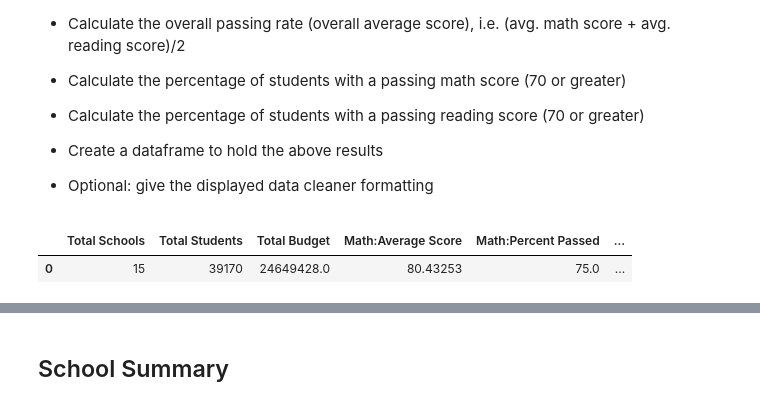
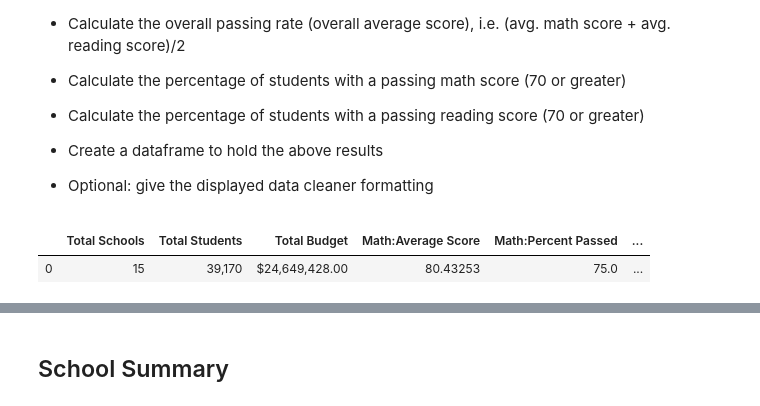
Before and after one commit to jtpeters963/panda-challenge, a Jupyter notebook: PyCitySchools/PyCitySchools_starter.ipynb, the cells around one changed output, grey strips where cells are left out. Drawn from its saved outputs; the diff is of its cells as text; code cells hidden in the pictures.

```diff
--- a/PyCitySchools/PyCitySchools_starter.ipynb
+++ b/PyCitySchools/PyCitySchools_starter.ipynb
@@ -56,13 +49,16 @@ pctpas = round((pctrd + pctmth)/2)
 
 * Optional: give the displayed data cleaner formatting
 # %%
-ds=pd.DataFrame( {'Total Schools':numschl, 'Total Students':numstu,'Total Budget':schools['budget'].sum(),
+ds=pd.DataFrame( {'Total Schools':numschl, 'Total Students':numstu,'Total Budget':school_average['budget'].sum(),
        'Math:Average Score':mthscr, 'Math:Percent Passed':pctmth,
-      'Reading: Average Score':[rdscr], 'Reading:Percent Passed':pctrd, 'Percent Passed Avg': pctpas})
+      'Reading: Average Score':[rdscr], 'Reading:Percent Passed':pctrd,
+     'Percent Passed Avg': pctpas})
+ds['Total Budget']=ds['Total Budget'].map("${:,.2f}".format)
+ds['Total Students']=ds['Total Students'].map("{:,}".format)
 ds.head()
 # %% [output]
 |  | Total Schools | Total Students | Total Budget | Math:Average Score | Math:Percent Passed | ... |
-| 0 | 15 | 39170 | 24649428.0 | 80.43253 | 75.0 | ... |
+| 0 | 15 | 39,170 | $24,649,428.00 | 80.43253 | 75.0 | ... |
 # %%
 del school_average['Student ID']
 del school_average['School ID']
```
Also changed, not shown: parts of 13 cells of this notebook.
